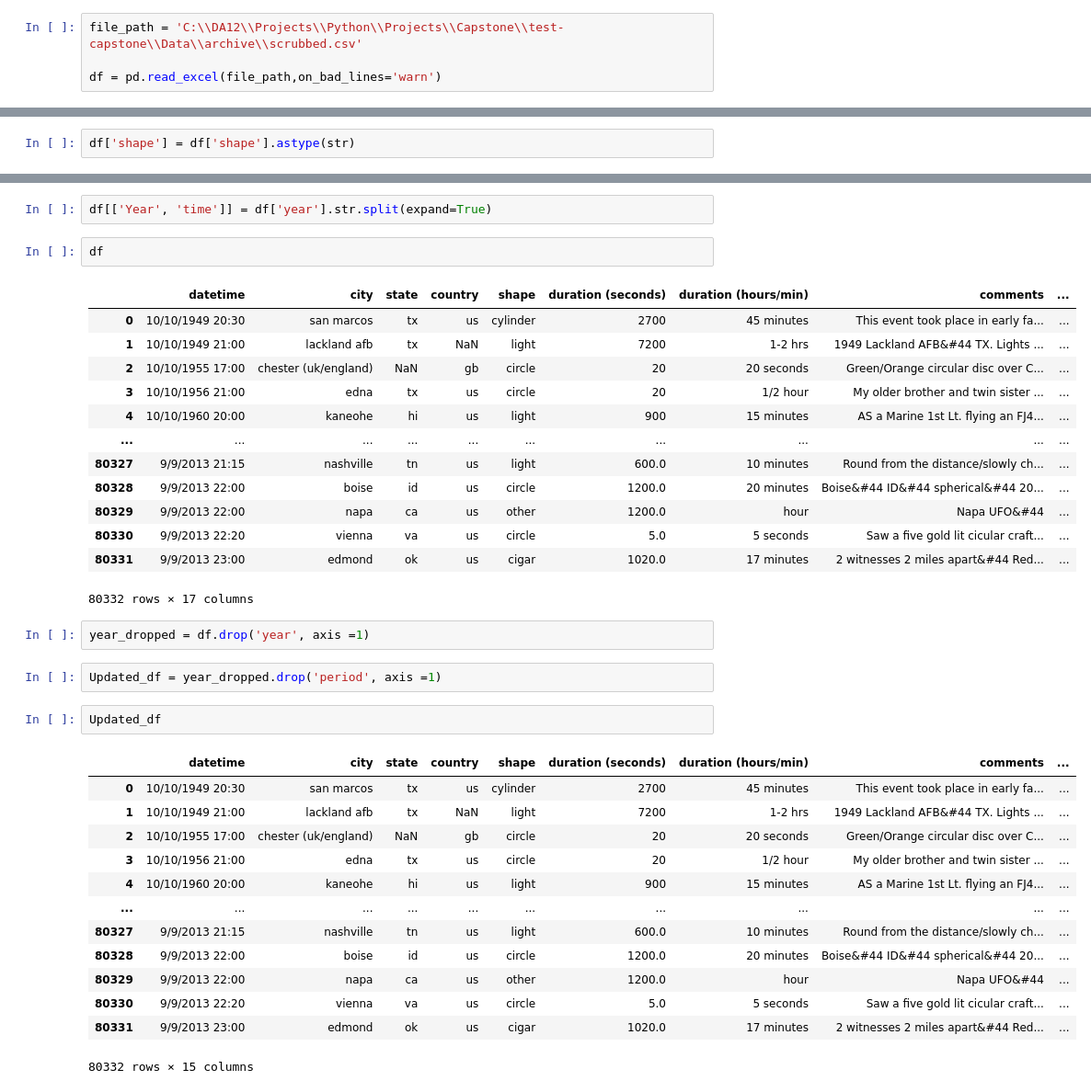
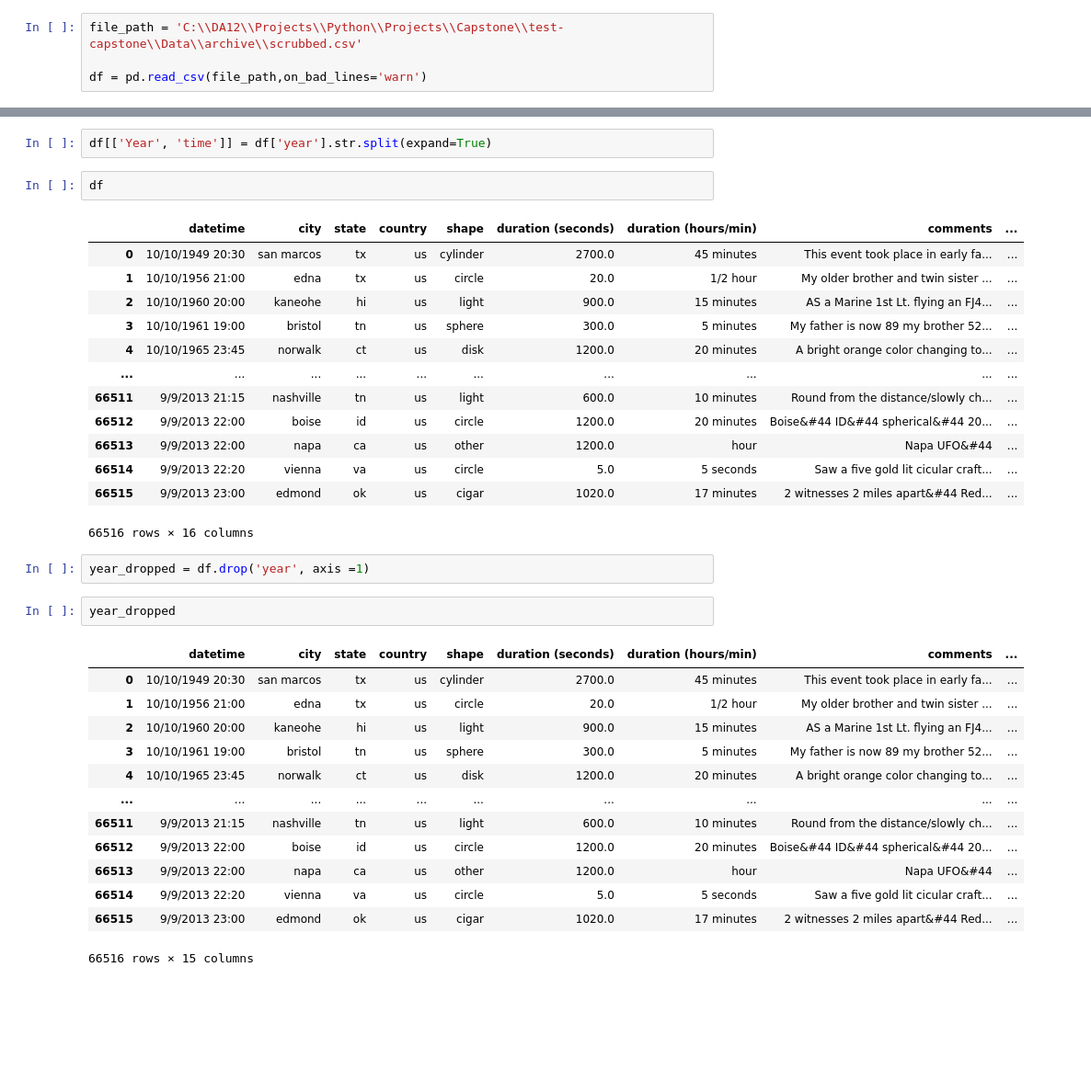
Before and after one commit to wileymartin/test-capstone, a Jupyter notebook: Repo/UFO.ipynb, the cells around one changed output, grey strips where cells are left out. Shown: that part at 92% size. Cells and saved outputs as stored; diff of their text form; blank space fills up the shorter version.

```diff
--- a/Repo/UFO.ipynb
+++ b/Repo/UFO.ipynb
@@ -6,4 +6,4 @@ import seaborn as sns
 # %%
 file_path = 'C:\\DA12\\Projects\\Python\\Projects\\Capstone\\test-capstone\\Data\\archive\\scrubbed.csv'
 
-df = pd.read_excel(file_path,on_bad_lines='warn')
+df = pd.read_csv(file_path,on_bad_lines='warn')
@@ -90,2 +88,0 @@ memory usage: 9.8+ MB
-# %%
-df['shape'] = df['shape'].astype(str)
@@ -293,36 +254,34 @@ df[['Year', 'time']] = df['year'].str.split(expand=True)
 df
 # %% [output]
 |  | datetime | city | state | country | shape | duration (seconds) | duration (hours/min) | comments | ... |
-| 0 | 10/10/1949 20:30 | san marcos | tx | us | cylinder | 2700 | 45 minutes | This event took place in early fa... | ... |
-| 1 | 10/10/1949 21:00 | lackland afb | tx | NaN | light | 7200 | 1-2 hrs | 1949 Lackland AFB&#44 TX. Lights ... | ... |
-| 2 | 10/10/1955 17:00 | chester (uk/england) | NaN | gb | circle | 20 | 20 seconds | Green/Orange circular disc over C... | ... |
-| 3 | 10/10/1956 21:00 | edna | tx | us | circle | 20 | 1/2 hour | My older brother and twin sister ... | ... |
-| 4 | 10/10/1960 20:00 | kaneohe | hi | us | light | 900 | 15 minutes | AS a Marine 1st Lt. flying an FJ4... | ... |
+| 0 | 10/10/1949 20:30 | san marcos | tx | us | cylinder | 2700.0 | 45 minutes | This event took place in early fa... | ... |
+| 1 | 10/10/1956 21:00 | edna | tx | us | circle | 20.0 | 1/2 hour | My older brother and twin sister ... | ... |
+| 2 | 10/10/1960 20:00 | kaneohe | hi | us | light | 900.0 | 15 minutes | AS a Marine 1st Lt. flying an FJ4... | ... |
+| 3 | 10/10/1961 19:00 | bristol | tn | us | sphere | 300.0 | 5 minutes | My father is now 89 my brother 52... | ... |
+| 4 | 10/10/1965 23:45 | norwalk | ct | us | disk | 1200.0 | 20 minutes | A bright orange color changing to... | ... |
 | ... | ... | ... | ... | ... | ... | ... | ... | ... | ... |
-| 80327 | 9/9/2013 21:15 | nashville | tn | us | light | 600.0 | 10 minutes | Round from the distance/slowly ch... | ... |
-| 80328 | 9/9/2013 22:00 | boise | id | us | circle | 1200.0 | 20 minutes | Boise&#44 ID&#44 spherical&#44 20... | ... |
-| 80329 | 9/9/2013 22:00 | napa | ca | us | other | 1200.0 | hour | Napa UFO&#44 | ... |
-| 80330 | 9/9/2013 22:20 | vienna | va | us | circle | 5.0 | 5 seconds | Saw a five gold lit cicular craft... | ... |
-| 80331 | 9/9/2013 23:00 | edmond | ok | us | cigar | 1020.0 | 17 minutes | 2 witnesses 2 miles apart&#44 Red... | ... |
+| 66511 | 9/9/2013 21:15 | nashville | tn | us | light | 600.0 | 10 minutes | Round from the distance/slowly ch... | ... |
+| 66512 | 9/9/2013 22:00 | boise | id | us | circle | 1200.0 | 20 minutes | Boise&#44 ID&#44 spherical&#44 20... | ... |
+| 66513 | 9/9/2013 22:00 | napa | ca | us | other | 1200.0 | hour | Napa UFO&#44 | ... |
+| 66514 | 9/9/2013 22:20 | vienna | va | us | circle | 5.0 | 5 seconds | Saw a five gold lit cicular craft... | ... |
+| 66515 | 9/9/2013 23:00 | edmond | ok | us | cigar | 1020.0 | 17 minutes | 2 witnesses 2 miles apart&#44 Red... | ... |
-80332 rows × 17 columns
+66516 rows × 16 columns
 # %%
 year_dropped = df.drop('year', axis =1)
-# %%
-Updated_df = year_dropped.drop('period', axis =1)
 # %%
-Updated_df
+year_dropped
 # %% [output]
 |  | datetime | city | state | country | shape | duration (seconds) | duration (hours/min) | comments | ... |
-| 0 | 10/10/1949 20:30 | san marcos | tx | us | cylinder | 2700 | 45 minutes | This event took place in early fa... | ... |
-| 1 | 10/10/1949 21:00 | lackland afb | tx | NaN | light | 7200 | 1-2 hrs | 1949 Lackland AFB&#44 TX. Lights ... | ... |
-| 2 | 10/10/1955 17:00 | chester (uk/england) | NaN | gb | circle | 20 | 20 seconds | Green/Orange circular disc over C... | ... |
-| 3 | 10/10/1956 21:00 | edna | tx | us | circle | 20 | 1/2 hour | My older brother and twin sister ... | ... |
-| 4 | 10/10/1960 20:00 | kaneohe | hi | us | light | 900 | 15 minutes | AS a Marine 1st Lt. flying an FJ4... | ... |
+| 0 | 10/10/1949 20:30 | san marcos | tx | us | cylinder | 2700.0 | 45 minutes | This event took place in early fa... | ... |
+| 1 | 10/10/1956 21:00 | edna | tx | us | circle | 20.0 | 1/2 hour | My older brother and twin sister ... | ... |
+| 2 | 10/10/1960 20:00 | kaneohe | hi | us | light | 900.0 | 15 minutes | AS a Marine 1st Lt. flying an FJ4... | ... |
+| 3 | 10/10/1961 19:00 | bristol | tn | us | sphere | 300.0 | 5 minutes | My father is now 89 my brother 52... | ... |
+| 4 | 10/10/1965 23:45 | norwalk | ct | us | disk | 1200.0 | 20 minutes | A bright orange color changing to... | ... |
 | ... | ... | ... | ... | ... | ... | ... | ... | ... | ... |
-| 80327 | 9/9/2013 21:15 | nashville | tn | us | light | 600.0 | 10 minutes | Round from the distance/slowly ch... | ... |
-| 80328 | 9/9/2013 22:00 | boise | id | us | circle | 1200.0 | 20 minutes | Boise&#44 ID&#44 spherical&#44 20... | ... |
-| 80329 | 9/9/2013 22:00 | napa | ca | us | other | 1200.0 | hour | Napa UFO&#44 | ... |
-| 80330 | 9/9/2013 22:20 | vienna | va | us | circle | 5.0 | 5 seconds | Saw a five gold lit cicular craft... | ... |
-| 80331 | 9/9/2013 23:00 | edmond | ok | us | cigar | 1020.0 | 17 minutes | 2 witnesses 2 miles apart&#44 Red... | ... |
+| 66511 | 9/9/2013 21:15 | nashville | tn | us | light | 600.0 | 10 minutes | Round from the distance/slowly ch... | ... |
+| 66512 | 9/9/2013 22:00 | boise | id | us | circle | 1200.0 | 20 minutes | Boise&#44 ID&#44 spherical&#44 20... | ... |
+| 66513 | 9/9/2013 22:00 | napa | ca | us | other | 1200.0 | hour | Napa UFO&#44 | ... |
+| 66514 | 9/9/2013 22:20 | vienna | va | us | circle | 5.0 | 5 seconds | Saw a five gold lit cicular craft... | ... |
+| 66515 | 9/9/2013 23:00 | edmond | ok | us | cigar | 1020.0 | 17 minutes | 2 witnesses 2 miles apart&#44 Red... | ... |
-80332 rows × 15 columns
+66516 rows × 15 columns
 # %%
```
Also changed, not shown: parts of 30 cells of this notebook.
